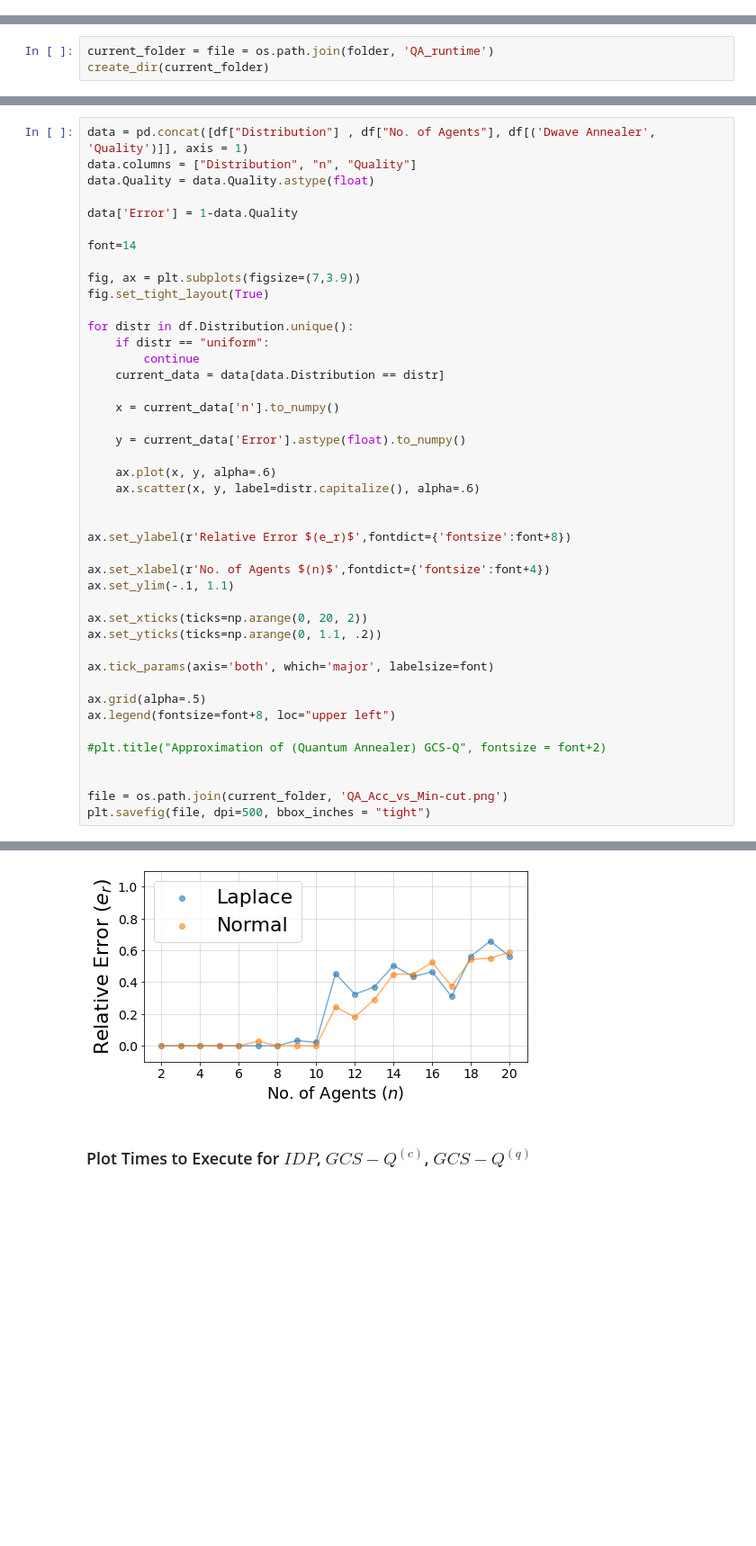
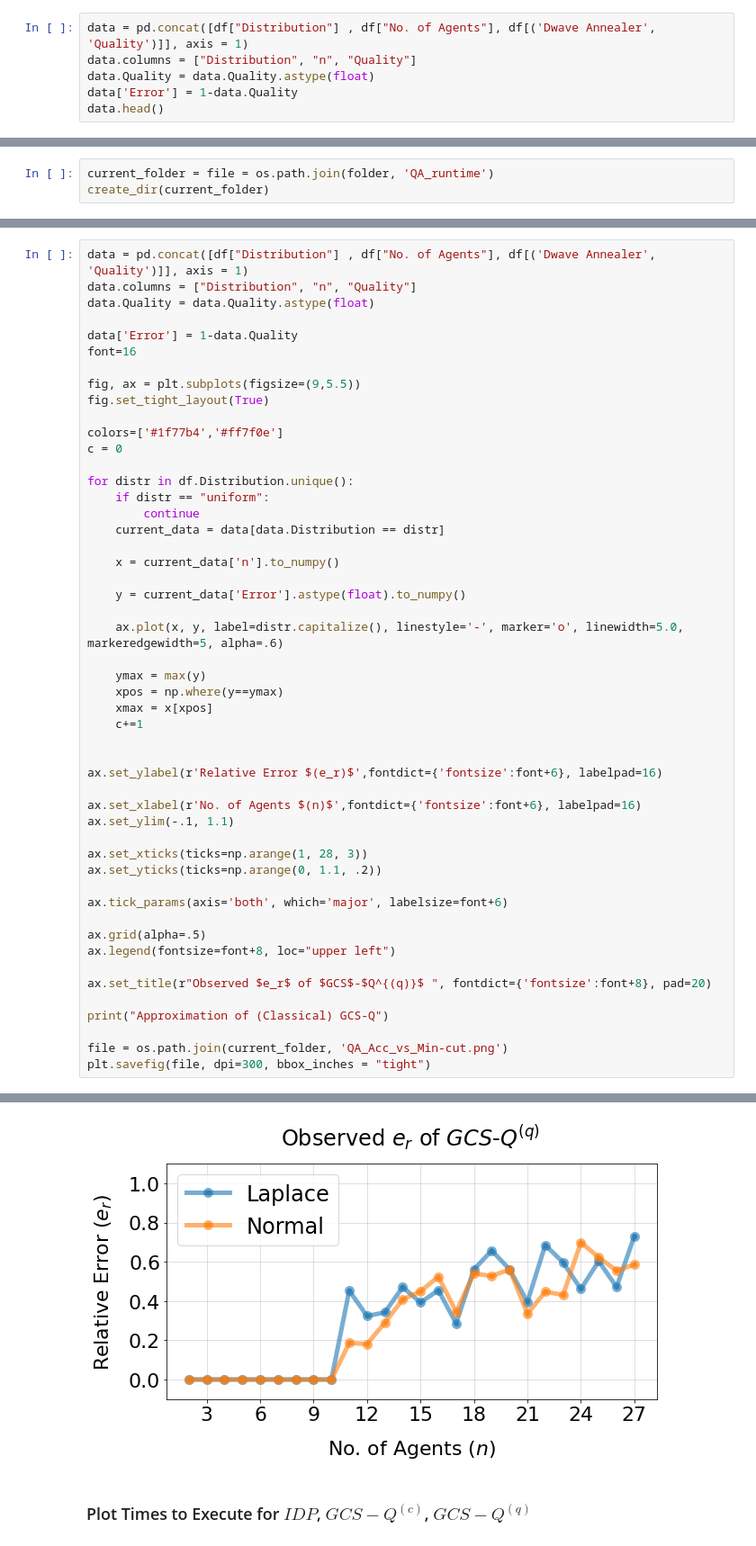
Before and after one commit to supreethmv/GCS-Q, a Jupyter notebook: plots.ipynb, the cells around one changed output, grey strips where cells are left out. Shown: that part at 90% size. Saved outputs shown, nothing was run; the diff lists cells and outputs as text; blank space fills up the shorter version.

```diff
--- a/plots.ipynb
+++ b/plots.ipynb
@@ -226,0 +343,6 @@ Approximation of (Classical) GCS-Q
+# %%
+data = pd.concat([df["Distribution"] , df["No. of Agents"], df[('Dwave Annealer', 'Quality')]], axis = 1)
+data.columns = ["Distribution", "n", "Quality"]
+data.Quality = data.Quality.astype(float)
+data['Error'] = 1-data.Quality
+data.head()
@@ -278,11 +445,13 @@ data.columns = ["Distribution", "n", "Quality"]
 data.Quality = data.Quality.astype(float)
 
 data['Error'] = 1-data.Quality
+font=16
 
-font=14
+fig, ax = plt.subplots(figsize=(9,5.5))
+fig.set_tight_layout(True)
 
-fig, ax = plt.subplots(figsize=(7,3.9))
-fig.set_tight_layout(True)
+colors=['#1f77b4','#ff7f0e']
+c = 0
 
 for distr in df.Distribution.unique():
     if distr == "uniform":
@@ -293,26 +462,31 @@ for distr in df.Distribution.unique():
 
     y = current_data['Error'].astype(float).to_numpy()
 
-    ax.plot(x, y, alpha=.6)
-    ax.scatter(x, y, label=distr.capitalize(), alpha=.6)
+    ax.plot(x, y, label=distr.capitalize(), linestyle='-', marker='o', linewidth=5.0, markeredgewidth=5, alpha=.6)
+
+    ymax = max(y)
+    xpos = np.where(y==ymax)
+    xmax = x[xpos]
+    c+=1
 
 
-ax.set_ylabel(r'Relative Error $(e_r)$',fontdict={'fontsize':font+8})
+ax.set_ylabel(r'Relative Error $(e_r)$',fontdict={'fontsize':font+6}, labelpad=16)
 
-ax.set_xlabel(r'No. of Agents $(n)$',fontdict={'fontsize':font+4})
+ax.set_xlabel(r'No. of Agents $(n)$',fontdict={'fontsize':font+6}, labelpad=16)
 ax.set_ylim(-.1, 1.1)
 
-ax.set_xticks(ticks=np.arange(0, 20, 2))
+ax.set_xticks(ticks=np.arange(1, 28, 3))
 ax.set_yticks(ticks=np.arange(0, 1.1, .2))
 
-ax.tick_params(axis='both', which='major', labelsize=font)
+ax.tick_params(axis='both', which='major', labelsize=font+6)
 
 ax.grid(alpha=.5)
 ax.legend(fontsize=font+8, loc="upper left")
 
-#plt.title("Approximation of (Quantum Annealer) GCS-Q", fontsize = font+2)
+ax.set_title(r"Observed $e_r$ of $GCS$-$Q^{(q)}$ ", fontdict={'fontsize':font+8}, pad=20)
 
+print("Approximation of (Classical) GCS-Q")
 
 file = os.path.join(current_folder, 'QA_Acc_vs_Min-cut.png')
-plt.savefig(file, dpi=500, bbox_inches = "tight")
+plt.savefig(file, dpi=300, bbox_inches = "tight")
 # %% [output]
@@ -319,4 +494,4 @@ plt.savefig(file, dpi=500, bbox_inches = "tight")
-[figure, old version]
+[figure, new version]
 # %% [markdown]
 ### Plot Times to Execute for $IDP$, $GCS-Q^{(c)}$, $GCS-Q^{(q)}$
 # %%
```
Also changed, not shown: parts of 23 cells of this notebook, 7 other files.
